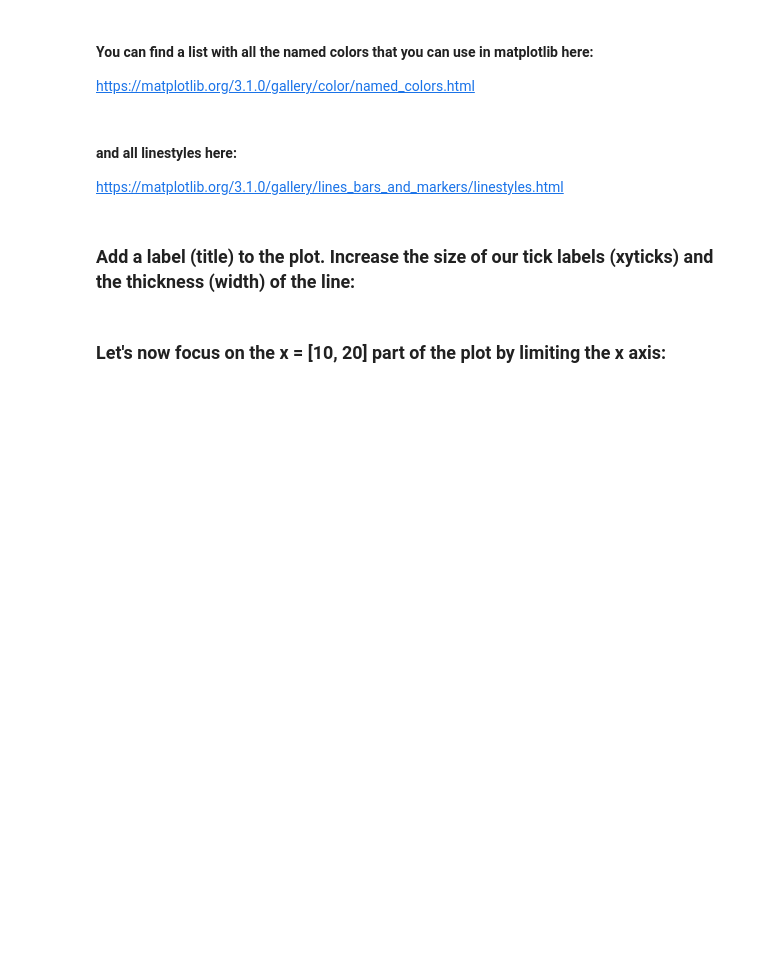
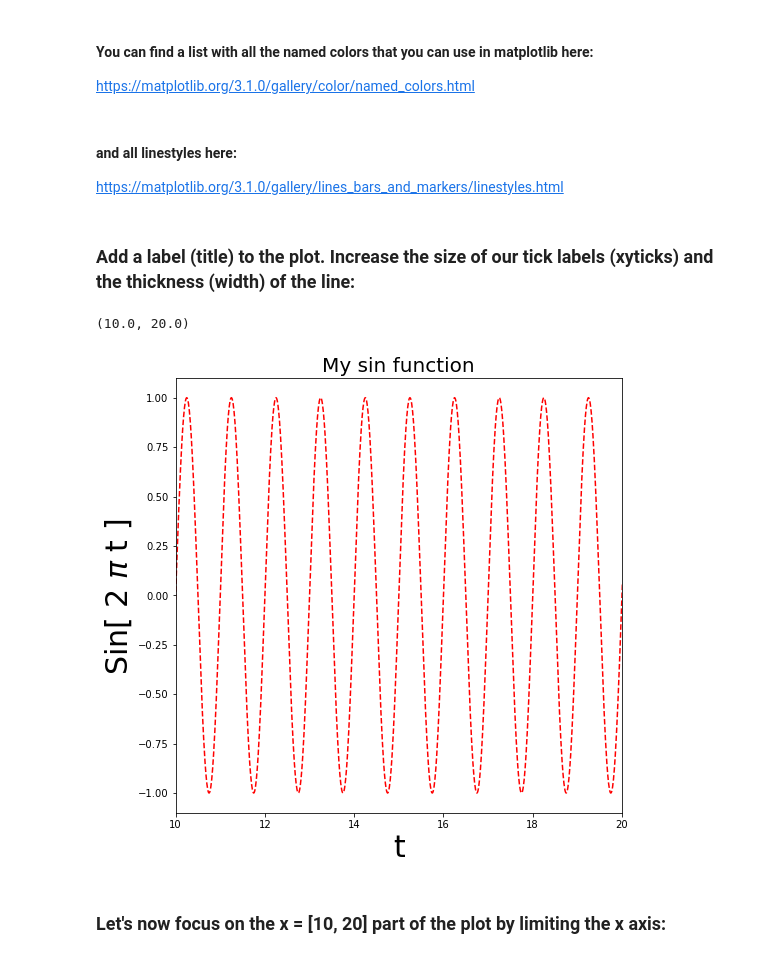
Before and after one commit to logangarcia01/PHZ3150_LoganGarcia, a Jupyter notebook: lecture/matplotlib_intro_classroom.ipynb, the cells around one changed output. Saved outputs shown, nothing was run; the diff lists cells and outputs as text; code cells hidden in the pictures; blank space fills up the shorter version.

```diff
--- a/lecture/matplotlib_intro_classroom.ipynb
+++ b/lecture/matplotlib_intro_classroom.ipynb
@@ -64,13 +73,17 @@ https://matplotlib.org/3.1.0/gallery/lines_bars_and_markers/linestyles.html
 # %%
 plt.figure( figsize = (8, 8 ) )
 plt.plot  ( x, y, color = 'red', linestyle = '--' )
 plt.xlabel( 't'                 , fontsize = 30 )
 plt.ylabel( 'Sin[ 2 $\pi$ t ] ' , fontsize = 30 )
 plt.xlim( 0, 20 )
 
 #add a title on the plot and make sure it has big enough font
 
 plt.title('My sin function', fontsize = 20)
+plt.xlim(10,20)
+# %% [output]
+(10.0, 20.0)
+[figure, added]
 # %% [markdown]
 ### Let's now focus on the x = [10, 20] part of the plot by limiting the x axis:
 # %%
```
Also changed, not shown: parts of 18 cells of this notebook, 3 other files.
